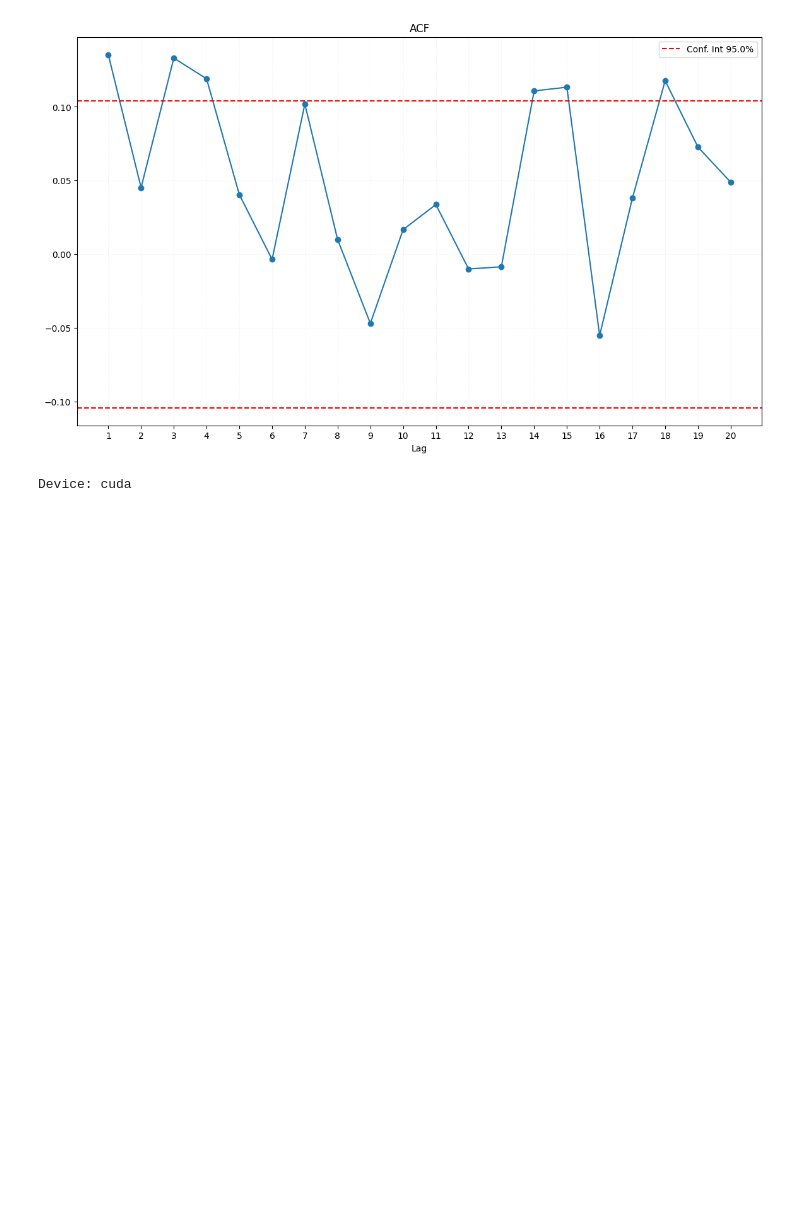
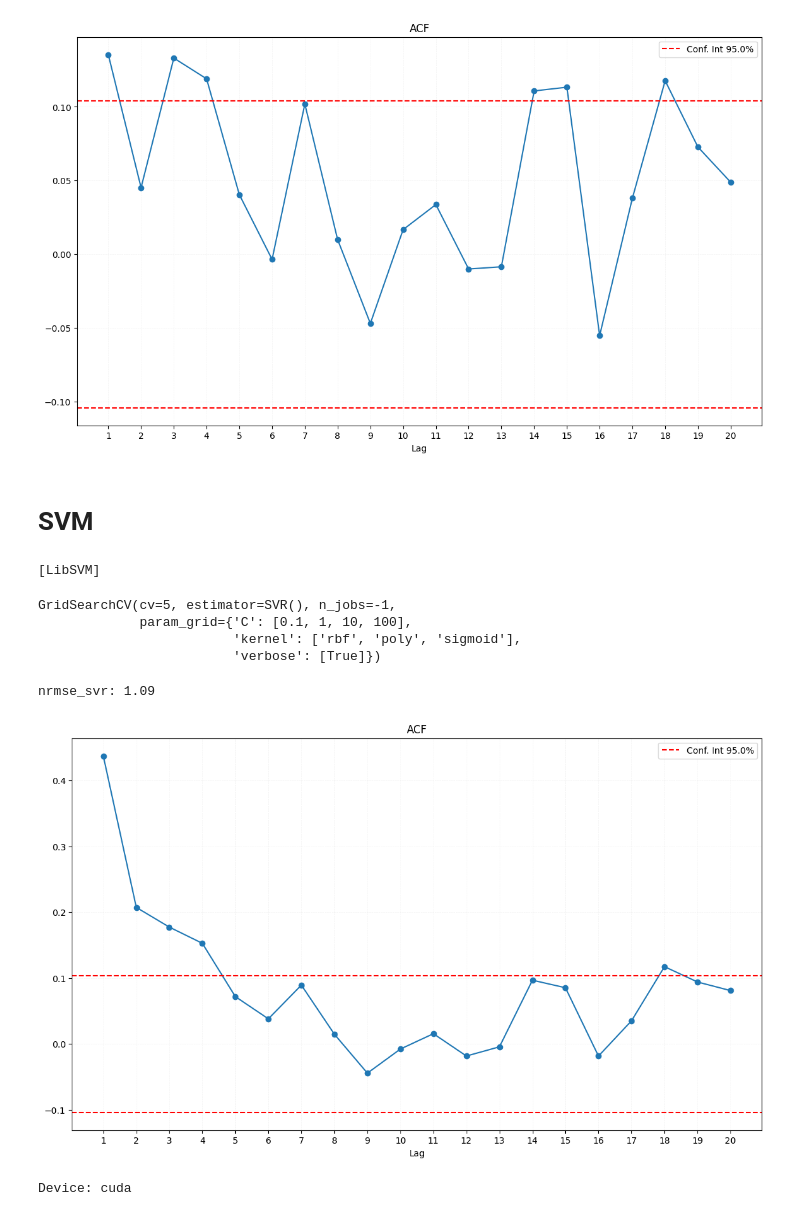
Before and after one commit to kounsolas/TimeSeriesProject, a Jupyter notebook: project.ipynb, the cells around one changed output. Saved outputs shown, nothing was run; the diff lists cells and outputs as text; code cells hidden in the pictures; blank space fills up the shorter version.

```diff
--- a/project.ipynb
+++ b/project.ipynb
@@ -985,6 +985,33 @@ acfV = get_acf(resid_mlp, lags=20, alpha=0.05, show=True)
 # %% [output]
 nrmse_mlp: 0.93
 [figure]
+# %% [markdown]
+# SVM
+# %%
+from sklearn.svm import SVR
+from sklearn.model_selection import GridSearchCV
+
+svr = SVR()
+param_grid = {'C': [0.1, 1, 10, 100], 'kernel': ['rbf', 'poly', 'sigmoid'], 'verbose': [True]}
+grid = GridSearchCV(svr, param_grid, cv=5, n_jobs=-1)
+
+grid.fit(X_train_scaled, y_train)
+# %% [output]
+[LibSVM]
+GridSearchCV(cv=5, estimator=SVR(), n_jobs=-1,
+             param_grid={'C': [0.1, 1, 10, 100],
+                         'kernel': ['rbf', 'poly', 'sigmoid'],
+                         'verbose': [True]})
+# %%
+best_svr = grid.best_estimator_
+y_pred_svr = best_svr.predict(X_test_scaled)
+nrmse_svr = get_nrmse(y_test, y_pred_svr)
+print(f"nrmse_svr: {nrmse_svr:.2f}")
+resid_svr = y_test - y_pred_svr
+acfV = get_acf(resid_svr, lags=20, alpha=0.05, show=True)
+# %% [output]
+nrmse_svr: 1.09
+[figure, added]
 # %%
 
 
```
